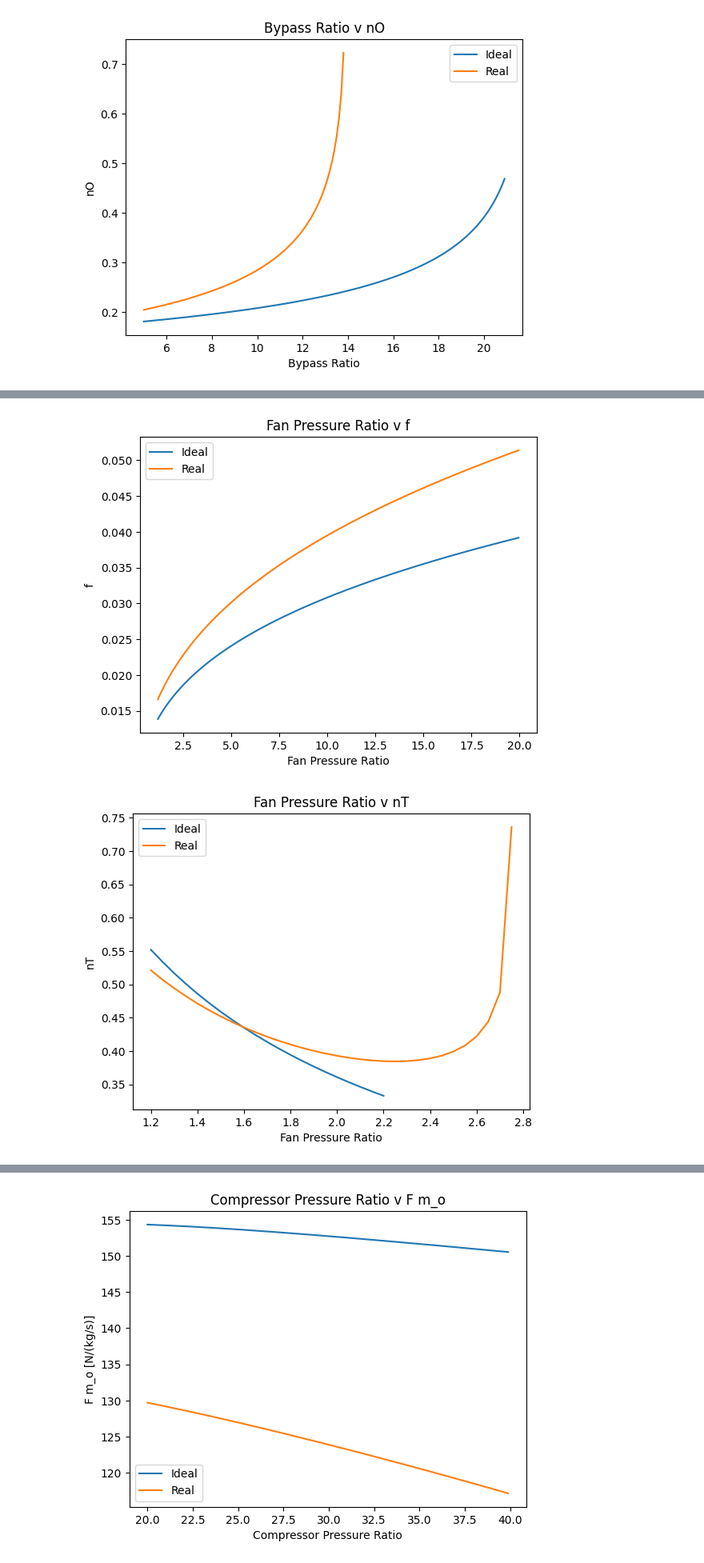
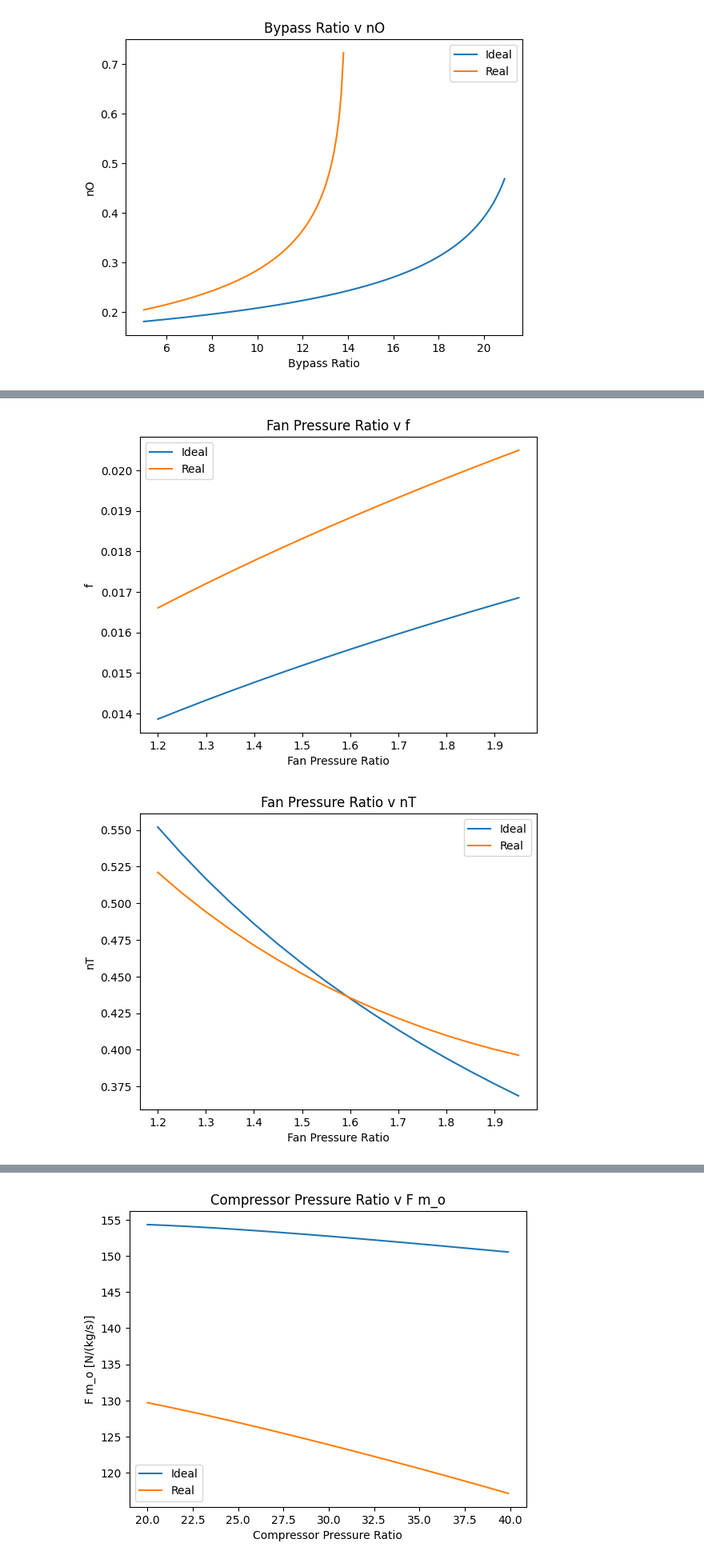
Before and after one commit to kavourbm/AEEM4063-Team15, a Jupyter notebook: Part B.ipynb, the cells around one changed output, grey strips where cells are left out. Shown: that part at 80% size. Drawn from its saved outputs; the diff is of its cells as text; code cells hidden in the pictures.

```diff
--- a/Part B.ipynb
+++ b/Part B.ipynb
@@ -319,7 +319,7 @@ while it < 6:
 [figure]
 # %%
 bpr = 10
-fpr = np.arange(1.25,20,0.05)
+fpr = np.arange(1.25,2.0,0.05)
 cpr = 36
 
 fprideal = np.array(EngineIdeal(bpr,1.2,cpr))
@@ -332,7 +332,7 @@ fprreal = np.array(EngineReal(bpr,1.2,cpr))
 for i in fpr:
     fprreal = np.vstack((fprreal,EngineReal(bpr,i,cpr)))
 
-fpr = np.arange(1.2,20,0.05)
+fpr = np.arange(1.2,2.0,0.05)
 
 it = 0
 
@@ -352,2 +352,2 @@ while it < 6:
-[figure, old version]
+[figure, new version]
-[figure, old version]
+[figure, new version]
```
Also changed, not shown: parts of 1 cell of this notebook, 6 other files.
